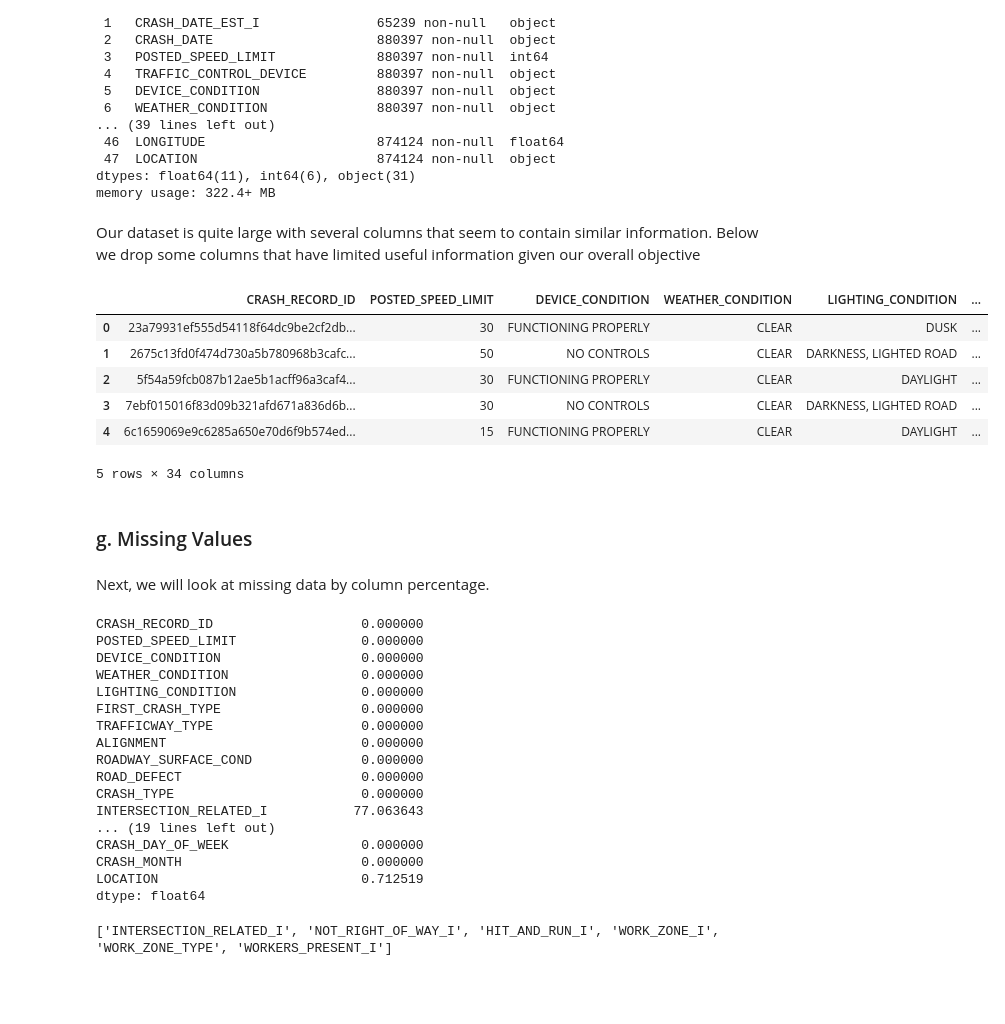
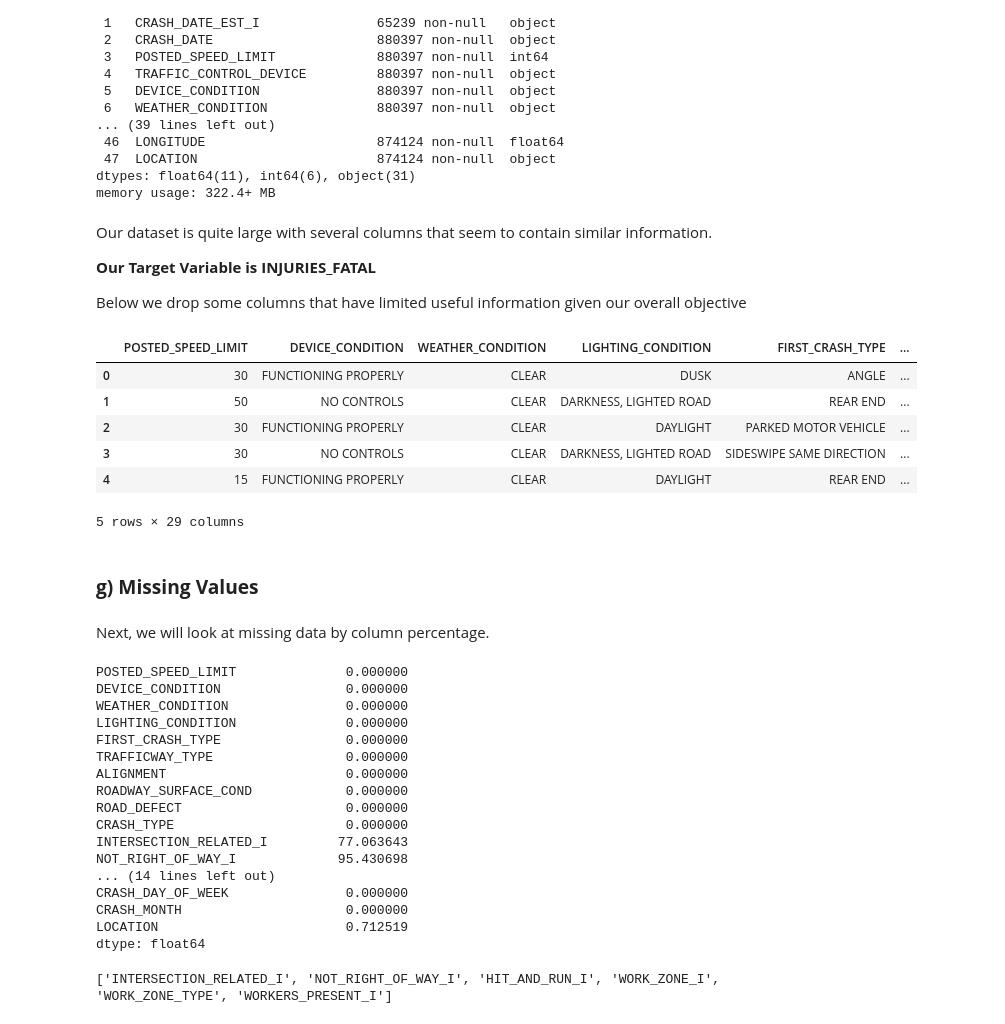
Before and after one commit to MMJGGR/Phase_4_Project, a Jupyter notebook: index.ipynb, the cells around one changed output. Drawn from its saved outputs; the diff is of its cells as text; code cells hidden in the pictures; blank space fills up the shorter version.

```diff
--- a/index.ipynb
+++ b/index.ipynb
@@ -133,44 +136,49 @@ Data columns (total 48 columns):
 dtypes: float64(11), int64(6), object(31)
 memory usage: 322.4+ MB
 # %% [markdown]
-Our dataset is quite large with several columns that seem to contain similar information. Below we drop some columns that have limited useful information given our overall objective
+Our dataset is quite large with several columns that seem to contain similar information.
+
+**Our Target Variable is INJURIES_FATAL**
+
+Below we drop some columns that have limited useful information given our overall objective
 # %%
-columns_to_drop = ['CRASH_DATE_EST_I', 'CRASH_DATE','REPORT_TYPE', 'TRAFFIC_CONTROL_DEVICE',
-    'PHOTOS_TAKEN_I','STATEMENTS_TAKEN_I','DOORING_I','STREET_NO','STREET_DIRECTION','STREET_NAME','BEAT_OF_OCCURRENCE','LANE_CNT','LATITUDE', 'LONGITUDE']
+columns_to_drop = ['CRASH_RECORD_ID','CRASH_DATE_EST_I', 'CRASH_DATE','REPORT_TYPE', 'TRAFFIC_CONTROL_DEVICE',
+    'PHOTOS_TAKEN_I','STATEMENTS_TAKEN_I','DOORING_I','STREET_NO','STREET_DIRECTION','STREET_NAME','DATE_POLICE_NOTIFIED',
+    'BEAT_OF_OCCURRENCE','LANE_CNT','LATITUDE', 'LONGITUDE','INJURIES_REPORTED_NOT_EVIDENT','INJURIES_NO_INDICATION','INJURIES_UNKNOWN']
 
 relevant_data = data.drop(columns = columns_to_drop, axis=1)
 relevant_data.head()
 # %% [output]
-|  | CRASH_RECORD_ID | POSTED_SPEED_LIMIT | DEVICE_CONDITION | WEATHER_CONDITION | LIGHTING_CONDITION | ... |
-| 0 | 23a79931ef555d54118f64dc9be2cf2db... | 30 | FUNCTIONING PROPERLY | CLEAR | DUSK | ... |
-| 1 | 2675c13fd0f474d730a5b780968b3cafc... | 50 | NO CONTROLS | CLEAR | DARKNESS, LIGHTED ROAD | ... |
-| 2 | 5f54a59fcb087b12ae5b1acff96a3caf4... | 30 | FUNCTIONING PROPERLY | CLEAR | DAYLIGHT | ... |
-| 3 | 7ebf015016f83d09b321afd671a836d6b... | 30 | NO CONTROLS | CLEAR | DARKNESS, LIGHTED ROAD | ... |
-| 4 | 6c1659069e9c6285a650e70d6f9b574ed... | 15 | FUNCTIONING PROPERLY | CLEAR | DAYLIGHT | ... |
+|  | POSTED_SPEED_LIMIT | DEVICE_CONDITION | WEATHER_CONDITION | LIGHTING_CONDITION | FIRST_CRASH_TYPE | ... |
+| 0 | 30 | FUNCTIONING PROPERLY | CLEAR | DUSK | ANGLE | ... |
+| 1 | 50 | NO CONTROLS | CLEAR | DARKNESS, LIGHTED ROAD | REAR END | ... |
+| 2 | 30 | FUNCTIONING PROPERLY | CLEAR | DAYLIGHT | PARKED MOTOR VEHICLE | ... |
+| 3 | 30 | NO CONTROLS | CLEAR | DARKNESS, LIGHTED ROAD | SIDESWIPE SAME DIRECTION | ... |
+| 4 | 15 | FUNCTIONING PROPERLY | CLEAR | DAYLIGHT | REAR END | ... |
-5 rows × 34 columns
+5 rows × 29 columns
 # %% [markdown]
-### g. Missing Values
+### **g) Missing Values**
 # %% [markdown]
 Next, we will look at missing data by column percentage.
 # %%
 relevant_data.isna().sum()/data.shape[0]*100
 # %% [output]
-CRASH_RECORD_ID                   0.000000
-POSTED_SPEED_LIMIT                0.000000
-DEVICE_CONDITION                  0.000000
-WEATHER_CONDITION                 0.000000
-LIGHTING_CONDITION                0.000000
-FIRST_CRASH_TYPE                  0.000000
-TRAFFICWAY_TYPE                   0.000000
-ALIGNMENT                         0.000000
-ROADWAY_SURFACE_COND              0.000000
-ROAD_DEFECT                       0.000000
-CRASH_TYPE                        0.000000
-INTERSECTION_RELATED_I           77.063643
-... (19 lines left out)
-CRASH_DAY_OF_WEEK                 0.000000
-CRASH_MONTH                       0.000000
-LOCATION                          0.712519
+POSTED_SPEED_LIMIT              0.000000
+DEVICE_CONDITION                0.000000
+WEATHER_CONDITION               0.000000
+LIGHTING_CONDITION              0.000000
+FIRST_CRASH_TYPE                0.000000
+TRAFFICWAY_TYPE                 0.000000
+ALIGNMENT                       0.000000
+ROADWAY_SURFACE_COND            0.000000
+ROAD_DEFECT                     0.000000
+CRASH_TYPE                      0.000000
+INTERSECTION_RELATED_I         77.063643
+NOT_RIGHT_OF_WAY_I             95.430698
+... (14 lines left out)
+CRASH_DAY_OF_WEEK               0.000000
+CRASH_MONTH                     0.000000
+LOCATION                        0.712519
 dtype: float64
 # %%
 print([col for col in relevant_data.columns
```
Also changed, not shown: parts of 25 cells of this notebook.
